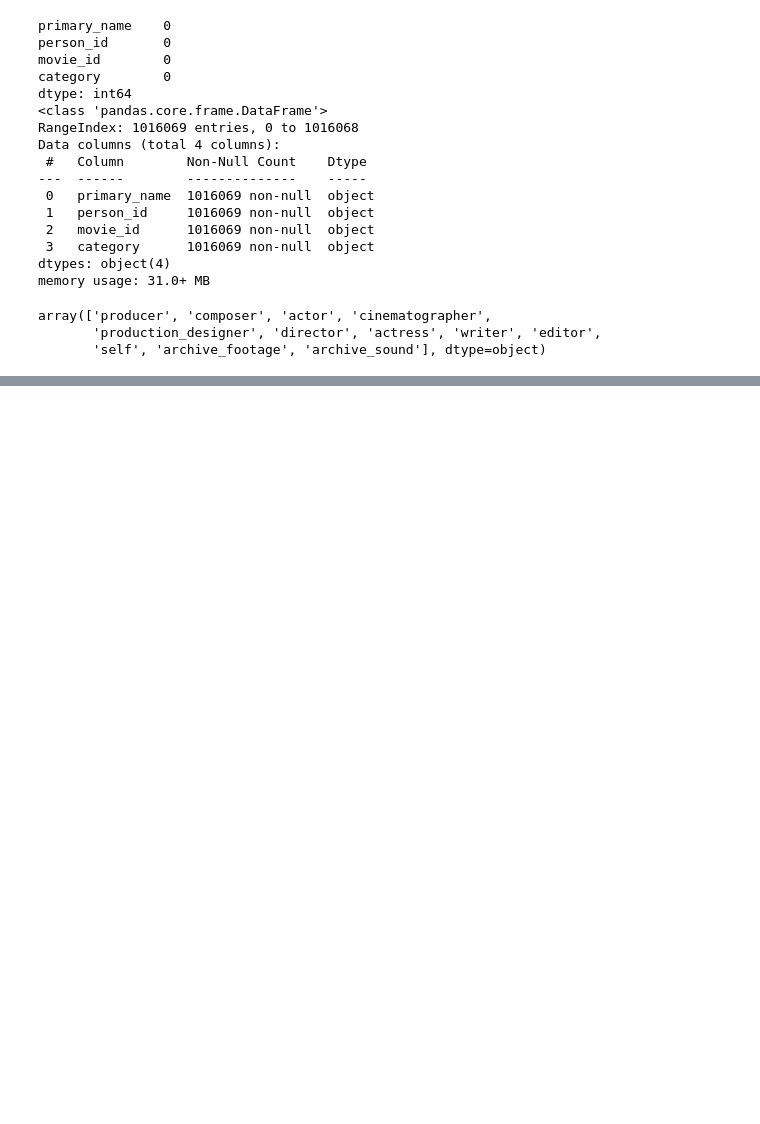
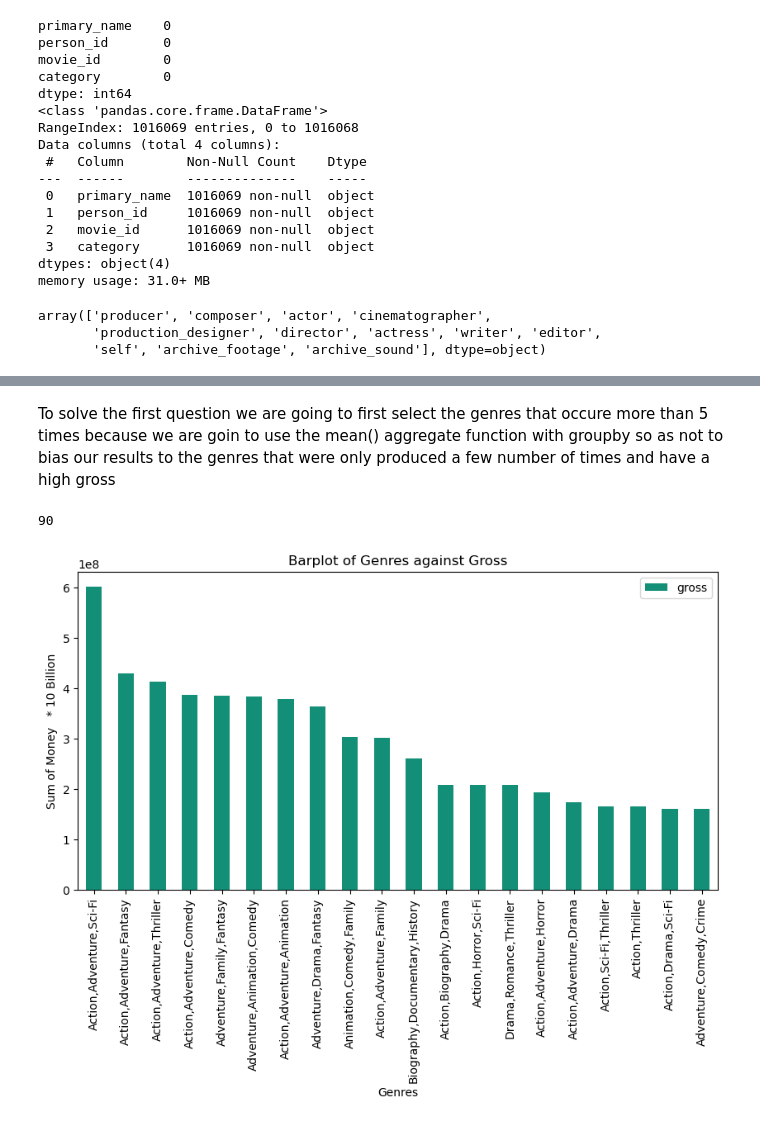
Before and after one commit to sha-ddie/Movies-Exploratory-Analysis, a Jupyter notebook: Student.ipynb, the cells around one changed output, grey strips where cells are left out. Cells and saved outputs as stored; diff of their text form; code cells hidden in the pictures; blank space fills up the shorter version.

```diff
--- a/Student.ipynb
+++ b/Student.ipynb
@@ -315,0 +353,9 @@ array(['producer', 'composer', 'actor', 'cinematographer',
+# %%
+# merging the two tables using the title column since it is the shared column
+
+# Using an inner join so as get movies we have information on, from both tables and also avoid nan values
+
+movie_gross_basics=movie_gross.merge( movie_basics.rename(columns={'primary_title':'title'}), how='inner', on='title' )
+
+print(movie_gross_basics.shape)
+movie_gross_basics.head()
@@ -315,0 +370,40 @@ array(['producer', 'composer', 'actor', 'cinematographer',
+# %% [markdown]
+To solve the first question we are going to first select the genres that occure more than 5 times because we are goin to use the mean() aggregate function with groupby so as not to bias our results to the genres that were only produced a few number of times and have a high gross
+# %%
+# first counting the values of our genres column
+value=movie_gross_basics.genres.value_counts()
+
+#finding the genre which have a frequency greater than 5
+value[value>=5]
+
+#assigning the names of those genres to a variable called genre
+genre=list(value[value>=5].index)
+len(genre)
+# %% [output]
+90
+# %%
+# from our merged table we select the rows that contain genres in our above genre variable
+# then group the resulting table according to the genre column
+# and selecting only gross columns from the output
+# we are using the mean( ) aggregate function so as to find the average gross  values for each genre
+
+grouped=movie_gross_basics[ movie_gross_basics.genres.isin(genre)].groupby(['genres'])[['gross']].mean()
+
+#sorting the grouped data frame in descendimg order
+
+grouped.sort_values(['gross'],ascending=False, inplace=True)
+
+#selecting onlythe top 20 highest gross genres
+
+grouped=grouped[:20]
+# %%
+#plotting the grouped data
+grouped.plot(kind='bar', color='#148F77' , figsize=(10,5) , )
+plt.xlabel("Genres")
+plt.ylabel("Sum of Money   * 10 Billion")
+plt.title("Barplot of Genres against Gross")
+
+
+plt.show();
+# %% [output]
+[figure, added]
```
Also changed, not shown: parts of 41 cells of this notebook.
